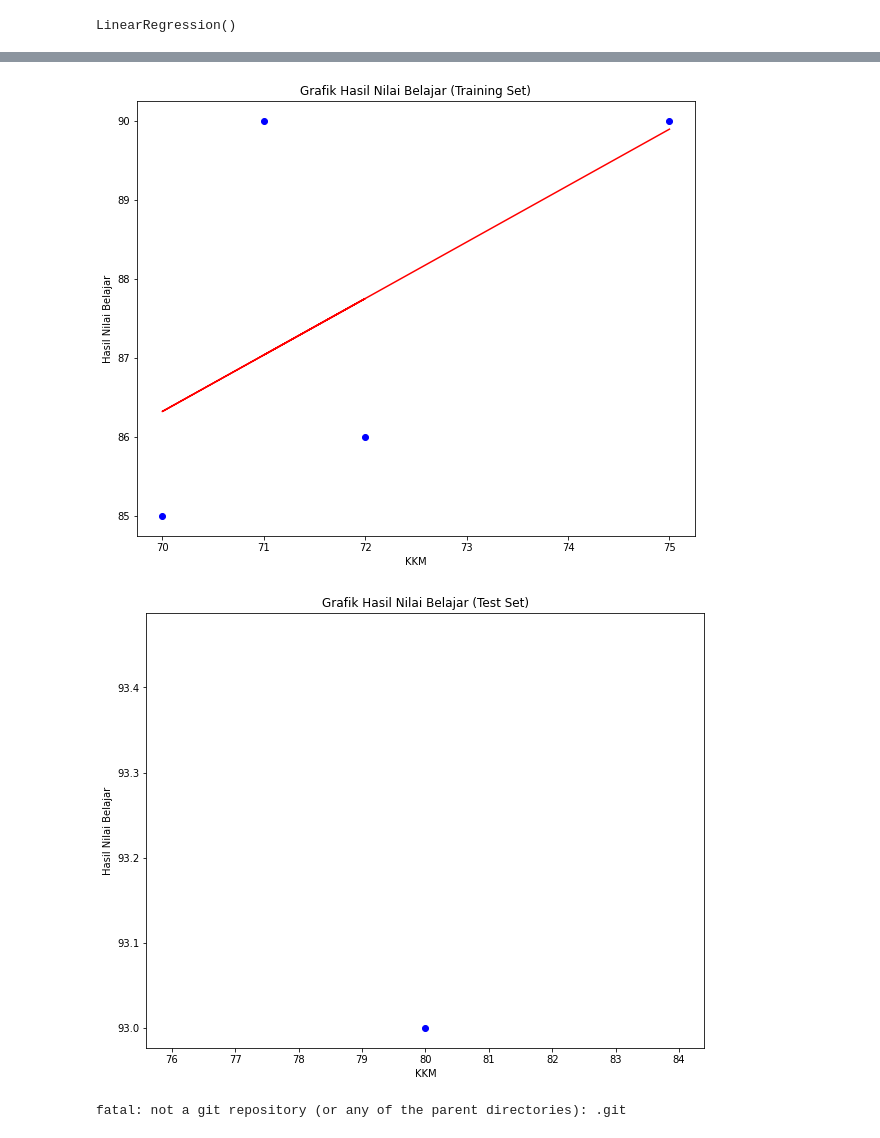
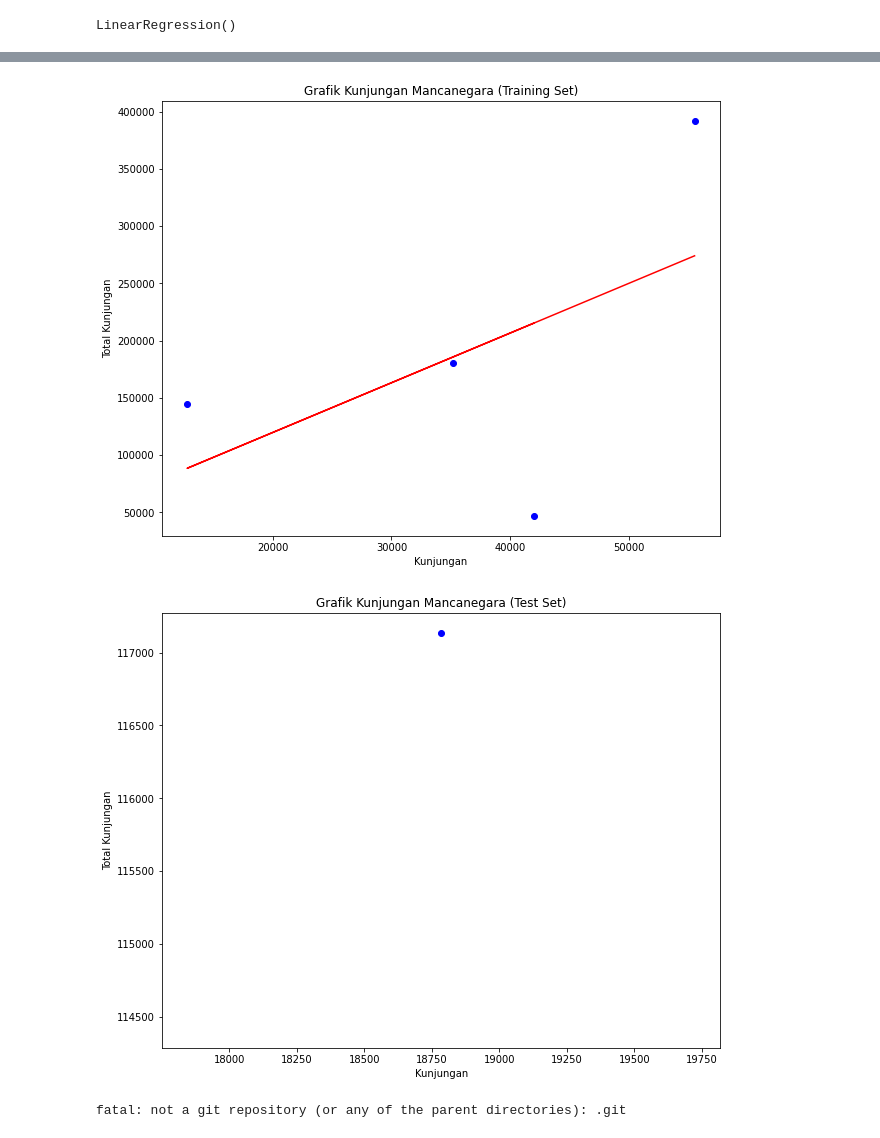
Before and after one commit to 1911521014SitiNina/Kel-4-APM, a Jupyter notebook: simpel.ipynb, the cells around one changed output, grey strips where cells are left out. Saved outputs shown, nothing was run; the diff lists cells and outputs as text; code cells hidden in the pictures.

```diff
--- a/simpel.ipynb
+++ b/simpel.ipynb
@@ -52,21 +54,21 @@ plt.show
 # %%
 #visualisasi hasil prediksi pada training set
 #ukuran plot
 plt.figure(figsize=(10,8))
 
 #biru adalah data observasi
 plt.scatter(x_train, y_train, color = 'blue')
 
 #merah adalah hasil prediksi dari machine learning
 plt.plot(x_train, regressor.predict(x_train), color = 'red')
 
 #memberi judul dan label
-plt.title('Grafik Hasil Nilai Belajar (Training Set)')
-plt.xlabel('KKM')
-plt.ylabel('Hasil Nilai Belajar')
+plt.title('Grafik Kunjungan Mancanegara (Training Set)')
+plt.xlabel('Kunjungan')
+plt.ylabel('Total Kunjungan')
 plt.show()
 # %% [output]
-[figure, old version]
+[figure, new version]
 # %%
 #visualisasi hasil prediksi pada test set
 plt.figure(figsize=(10,8))
@@ -75,12 +77,12 @@ plt.scatter(x_test, y_test, color = 'blue')
 #merah adalah hasil prediksi dari machine learning
 plt.plot(x_test, regressor.predict(x_test), color = 'red')
 #memberi judul dan label
-plt.title('Grafik Hasil Nilai Belajar (Test Set)')
-plt.xlabel('KKM')
-plt.ylabel('Hasil Nilai Belajar')
+plt.title('Grafik Kunjungan Mancanegara (Test Set)')
+plt.xlabel('Kunjungan')
+plt.ylabel('Total Kunjungan')
 plt.show()
 # %% [output]
-[figure, old version]
+[figure, new version]
 # %%
 # %% [output]
 fatal: not a git repository (or any of the parent directories): .git
```
Also changed, not shown: parts of 3 cells of this notebook.
